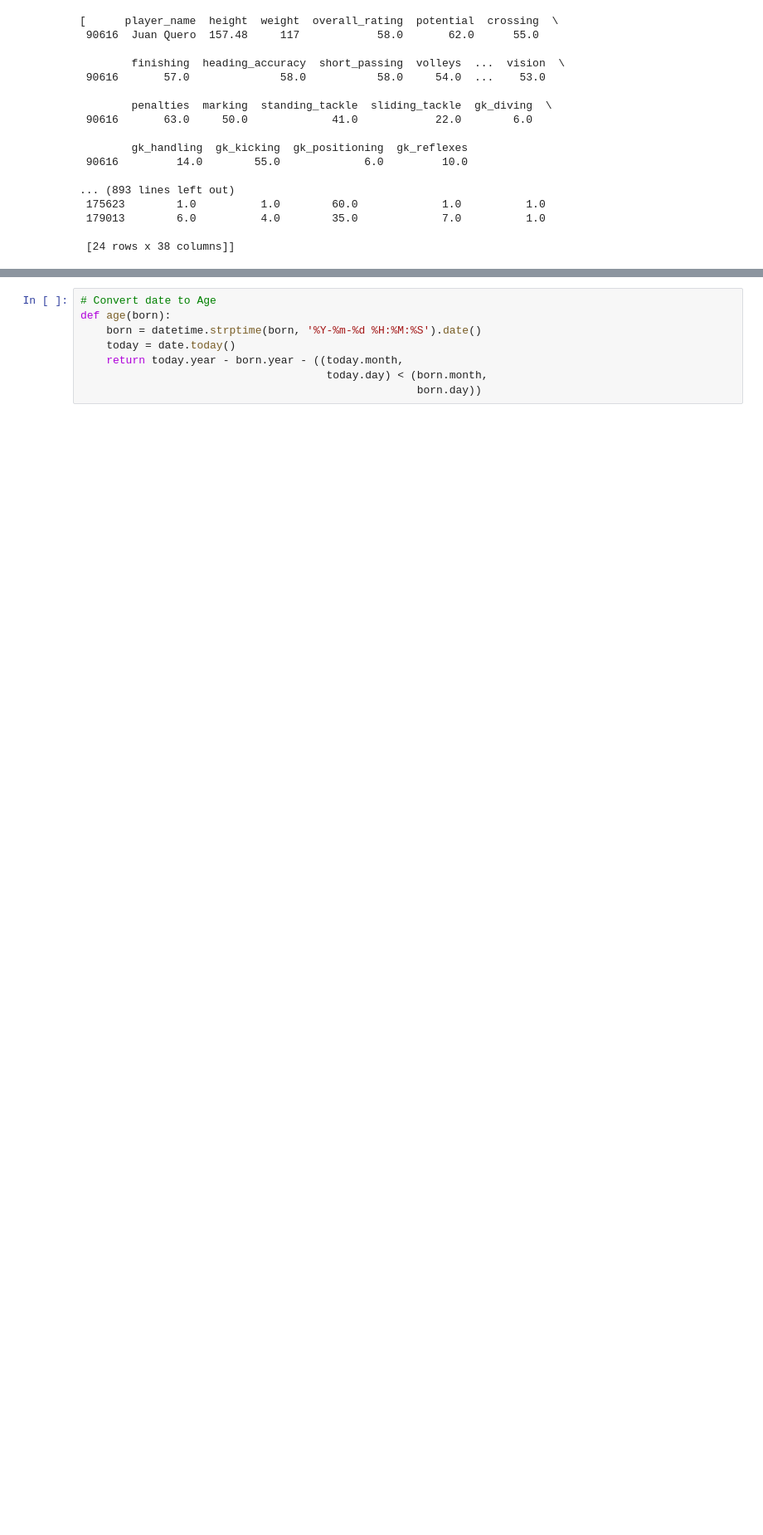
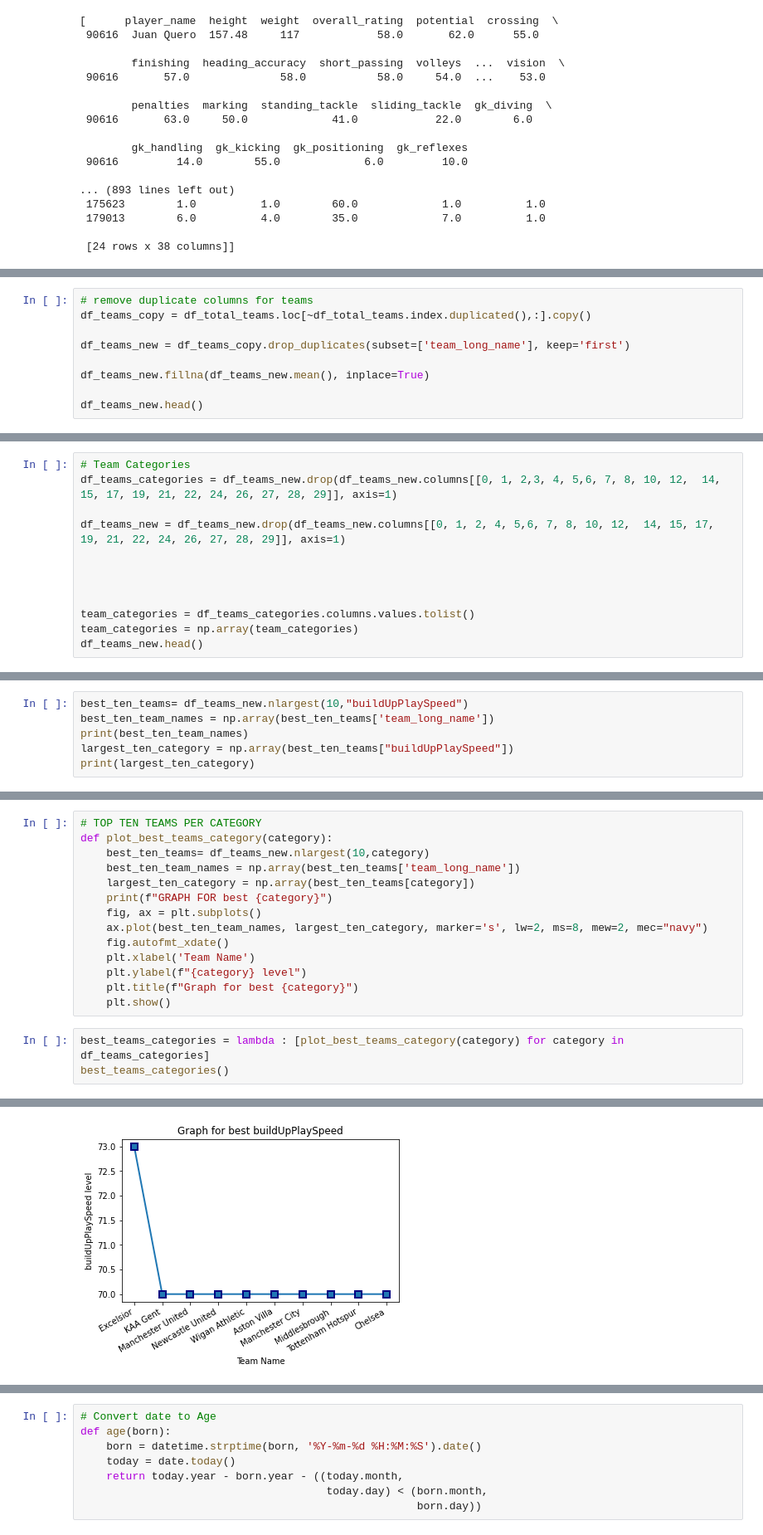
Before and after one commit to Atwinenickson/soccer_analysis, a Jupyter notebook: investigate-a-dataset-template.ipynb, the cells around one changed output, grey strips where cells are left out. Shown at 83% size. Cells and saved outputs as stored; diff of their text form; blank space fills up the shorter version.

Commit message:
added new dataset for teams

```diff
--- a/investigate-a-dataset-template.ipynb
+++ b/investigate-a-dataset-template.ipynb
@@ -496,0 +509,9 @@ Worst player for category free_kick_accuracy is ['Wojciech Pawlowski']
+# %%
+# remove duplicate columns for teams
+df_teams_copy = df_total_teams.loc[~df_total_teams.index.duplicated(),:].copy()
+
+df_teams_new = df_teams_copy.drop_duplicates(subset=['team_long_name'], keep='first')
+
+df_teams_new.fillna(df_teams_new.mean(), inplace=True)
+
+df_teams_new.head()
@@ -496,0 +531,12 @@ Worst player for category free_kick_accuracy is ['Wojciech Pawlowski']
+# %%
+# Team Categories
+df_teams_categories = df_teams_new.drop(df_teams_new.columns[[0, 1, 2,3, 4, 5,6, 7, 8, 10, 12,  14, 15, 17, 19, 21, 22, 24, 26, 27, 28, 29]], axis=1)
+
+df_teams_new = df_teams_new.drop(df_teams_new.columns[[0, 1, 2, 4, 5,6, 7, 8, 10, 12,  14, 15, 17, 19, 21, 22, 24, 26, 27, 28, 29]], axis=1)
+
+
+
+
+team_categories = df_teams_categories.columns.values.tolist()
+team_categories = np.array(team_categories)
+df_teams_new.head()
@@ -496,0 +622,6 @@ Worst player for category free_kick_accuracy is ['Wojciech Pawlowski']
+# %%
+best_ten_teams= df_teams_new.nlargest(10,"buildUpPlaySpeed")
+best_ten_team_names = np.array(best_ten_teams['team_long_name'])
+print(best_ten_team_names)
+largest_ten_category = np.array(best_ten_teams["buildUpPlaySpeed"])
+print(largest_ten_category)
@@ -496,0 +633,18 @@ Worst player for category free_kick_accuracy is ['Wojciech Pawlowski']
+# %%
+# TOP TEN TEAMS PER CATEGORY
+def plot_best_teams_category(category):
+    best_ten_teams= df_teams_new.nlargest(10,category)
+    best_ten_team_names = np.array(best_ten_teams['team_long_name'])
+    largest_ten_category = np.array(best_ten_teams[category])
+    print(f"GRAPH FOR best {category}")
+    fig, ax = plt.subplots()
+    ax.plot(best_ten_team_names, largest_ten_category, marker='s', lw=2, ms=8, mew=2, mec="navy")
+    fig.autofmt_xdate()
+    plt.xlabel('Team Name')
+    plt.ylabel(f"{category} level")
+    plt.title(f"Graph for best {category}")
+    plt.show()
+# %%
+best_teams_categories = lambda : [plot_best_teams_category(category) for category in df_teams_categories]
+best_teams_categories()
+# %% [output]
@@ -496,0 +652 @@ Worst player for category free_kick_accuracy is ['Wojciech Pawlowski']
+[figure, added]
```
Also changed, not shown: parts of 15 cells of this notebook, 1 other file.
